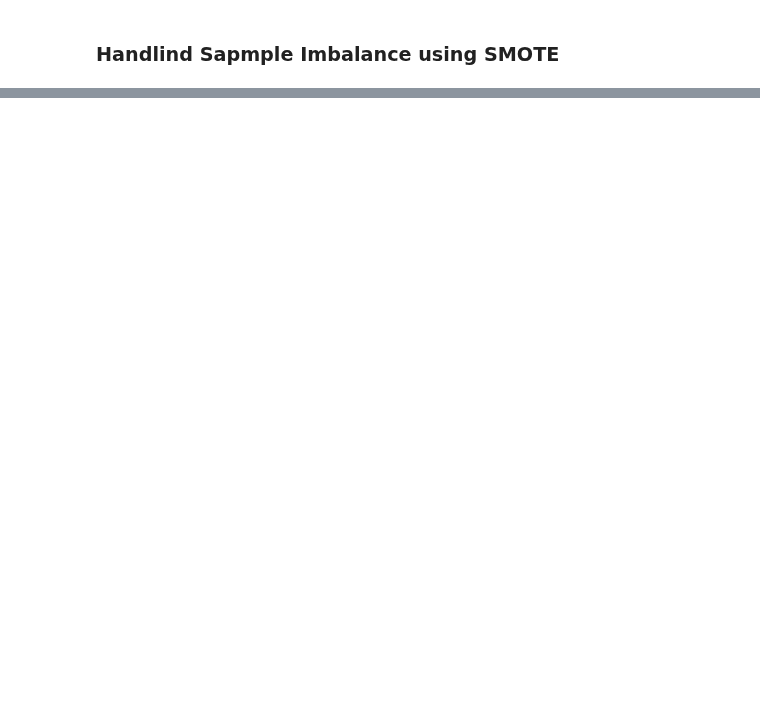
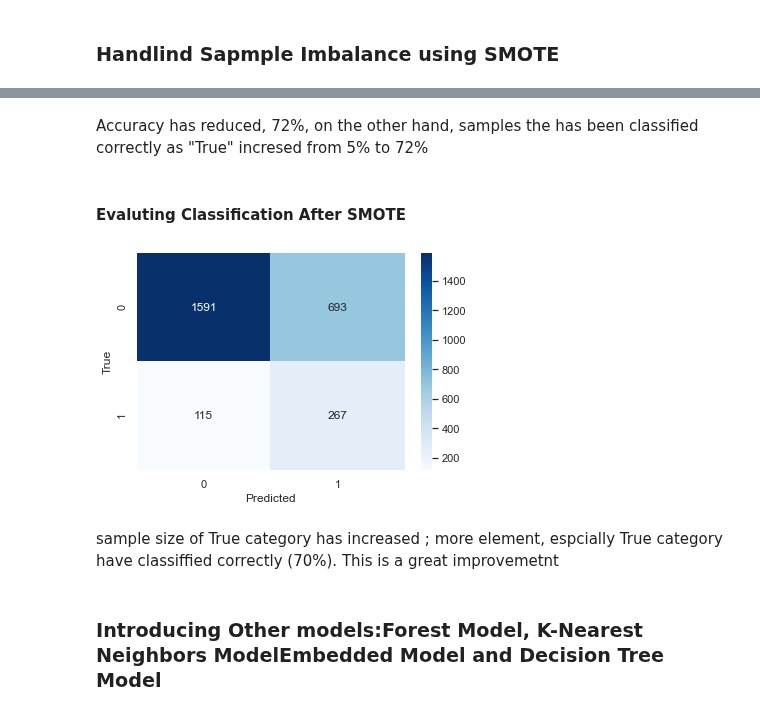
Before and after one commit to ThomasOkiwi/Phase-Three-Final-Project, a Jupyter notebook: index.ipynb, the cells around one changed output, grey strips where cells are left out. Cells and saved outputs as stored; diff of their text form; code cells hidden in the pictures; blank space fills up the shorter version.

Commit message:
Introduncing Other Models

```diff
--- a/index.ipynb
+++ b/index.ipynb
@@ -502,2 +511,23 @@ Classification_report shows that the model has 86% accuracy, however, there are
 # %% [markdown]
 ### Handlind Sapmple Imbalance using SMOTE
+# %%
+# Importing counter from collection library to count the number of entrie in the sa
+from collections import Counter
+
+# Importing imbalance library fro sklearn
+from imblearn.over_sampling import SMOTE
+
+# instantiating smote
+
+smote = SMOTE()
+
+# fiting smote
+X_train_somte, y_train_smote=smote. fit_resample(X_train.astype('float'),y_train)
+
+
+# displying the number of element before introducing smote
+
+print ('Before Smote:', Counter(y_train)) #
+
+# displying the number of element after introducing smote
+print ('After Smote:', Counter(y_train_smote))
@@ -503,0 +541,5 @@ Classification_report shows that the model has 86% accuracy, however, there are
+# %%
+model.fit(X_train_somte, y_train_smote)
+y_pred= model. predict(X_test)
+print ('Accuracy :',accuracy_score(y_test,y_pred))
+pd.crosstab(y_test,y_pred)
@@ -503,0 +552,21 @@ Classification_report shows that the model has 86% accuracy, however, there are
+# %% [markdown]
+Accuracy  has reduced, 72%, on the other hand, samples the has been classified correctly as  "True" incresed from 5% to 72%
+# %% [markdown]
+#### Evaluting Classification After SMOTE
+# %%
+y_pred = model.predict(X_train)
+
+# Calculate confusion matrix
+cm = confusion_matrix(y_train, y_pred)
+
+# Plot confusion matrix using seaborn heatmap
+sns.heatmap(cm, annot=True, fmt='d', cmap='Blues')
+plt.xlabel('Predicted')
+plt.ylabel('True')
+plt.show()
+# %% [output]
+[figure, added]
+# %% [markdown]
+sample size of True category has increased ; more element, espcially True category have classiffied correctly (70%). This is a great improvemetnt
+# %% [markdown]
+### Introducing Other models:Forest Model, K-Nearest Neighbors ModelEmbedded Model and Decision Tree Model
```
Also changed, not shown: parts of 11 cells of this notebook.
